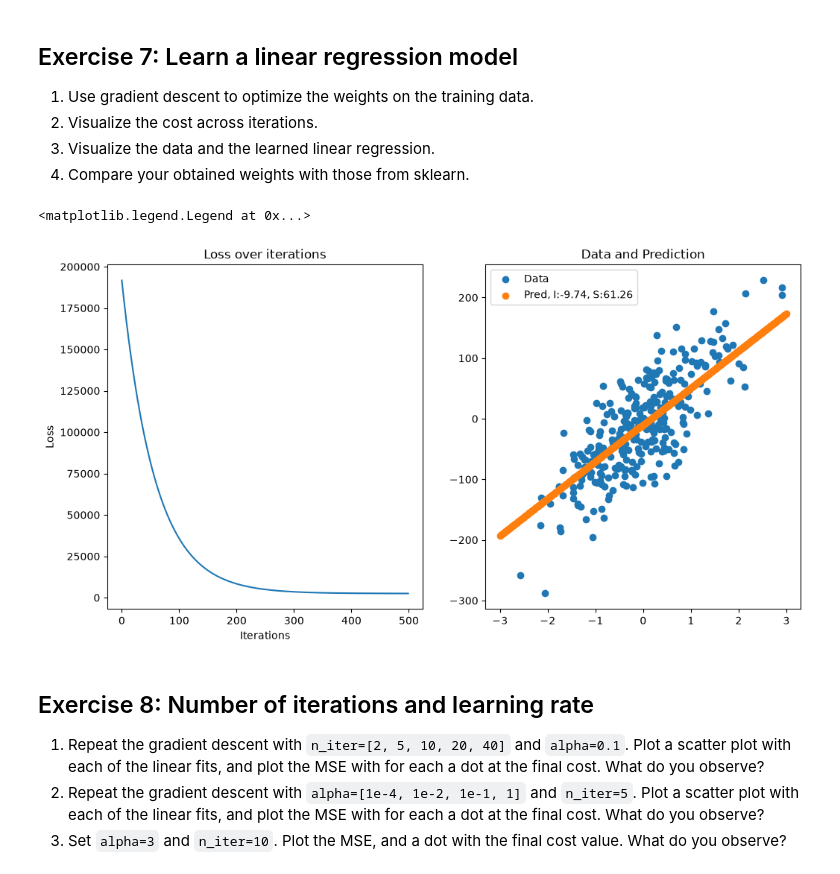
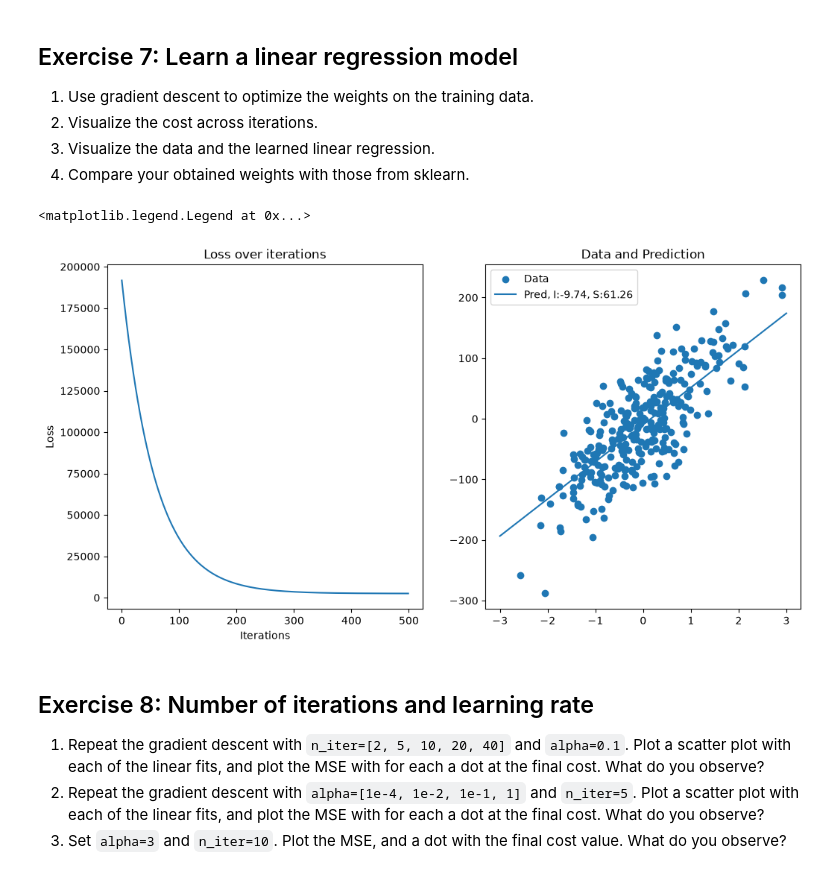
Before and after one commit to RobertvdLeeuw/nix-radboud, a Jupyter notebook: subjects/BCI/assignment_10_linear_regression_gradient_descent.ipynb, the cells around one changed output. Cells and saved outputs as stored; diff of their text form; code cells hidden in the pictures.

```diff
--- a/subjects/BCI/assignment_10_linear_regression_gradient_descent.ipynb
+++ b/subjects/BCI/assignment_10_linear_regression_gradient_descent.ipynb
@@ -85,23 +85,23 @@ def gradient_descent(X, y, alpha, n_iter):
 # %%
 costs, W = gradient_descent(X, y, 0.005, 500)
 
 fig, ax = plt.subplots(1, 2, figsize=(12, 6))
 
 ax[0].set(title="Loss over iterations", xlabel="Iterations", ylabel="Loss")
 ax[0].plot(costs)
 
 
 ax[1].set(title="Data and Prediction")
 ax[1].scatter(X.T[1], y, label="Data")
 
 n=300
 x = np.column_stack([np.ones(n), np.linspace(-3, 3, num=n)])
 
-ax[1].scatter(x.T[1], W@x.T, label=f"Pred, I:{W[0]:.2f}, S:{W[1]:.2f}")
+ax[1].plot(x.T[1], W@x.T, label=f"Pred, I:{W[0]:.2f}, S:{W[1]:.2f}")
 ax[1].legend()
 # %% [output]
 <matplotlib.legend.Legend at 0x...>
-[figure, old version]
+[figure, new version]
 # %% [markdown]
 ## Exercise 8: Number of iterations and learning rate
 1. Repeat the gradient descent with `n_iter=[2, 5, 10, 20, 40]` and `alpha=0.1`. Plot a scatter plot with each of the linear fits, and plot the MSE with for each a dot at the final cost. What do you observe?
```
Also changed, not shown: parts of 5 cells of this notebook, 3 other files.
